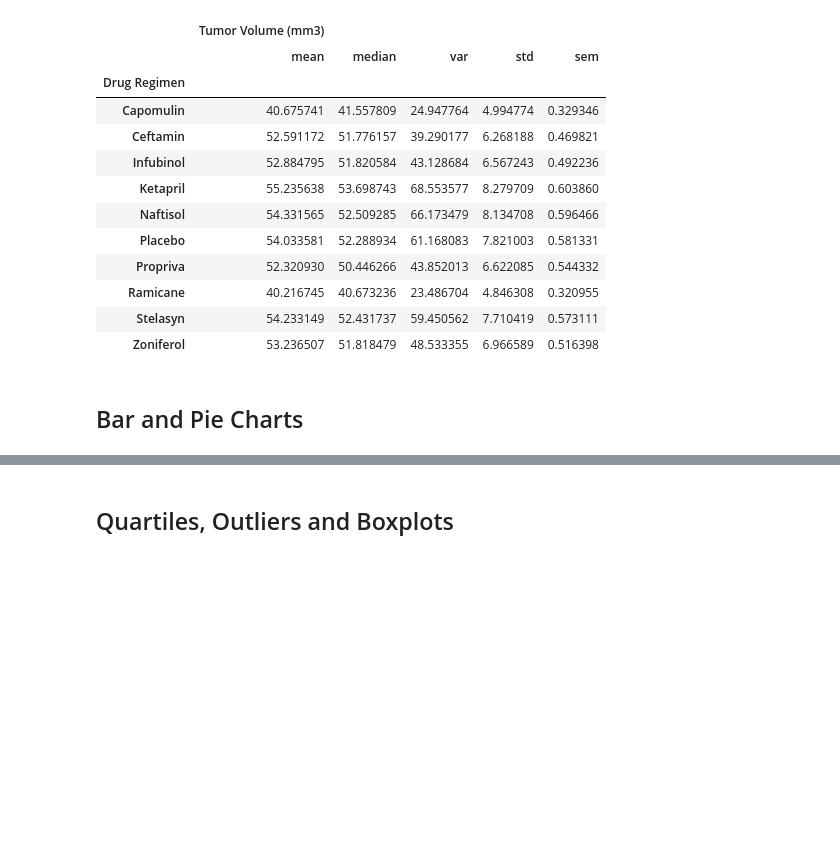
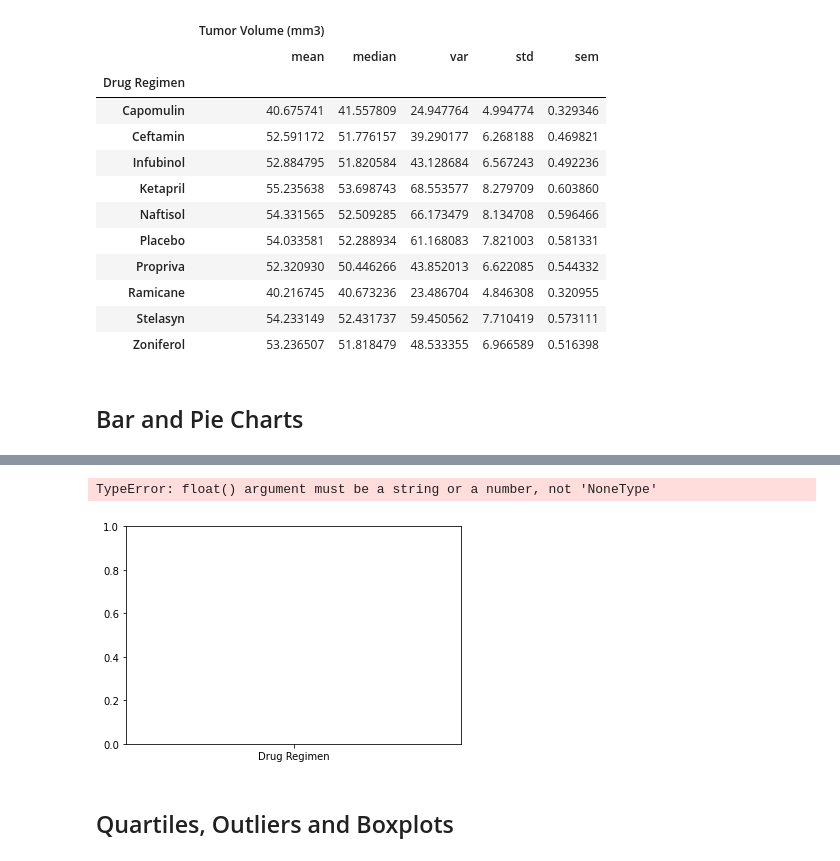
Before and after one commit to LaurenGT/pymaceuticals_analysis, a Jupyter notebook: pymaceuticals_starter.ipynb, the cells around one changed output, grey strips where cells are left out. Saved outputs shown, nothing was run; the diff lists cells and outputs as text; code cells hidden in the pictures; blank space fills up the shorter version.

```diff
--- a/pymaceuticals_starter.ipynb
+++ b/pymaceuticals_starter.ipynb
@@ -181,2 +197,9 @@ agg_regimen_groups
 # %%
-# Generate a bar plot showing the total number of measurements taken on each drug regimen using pandas.
+# Generate a bar plot showing the total number of measurements taken on each drug regimen using pyplot.
+# using variable set in previous cell 'cnt_msmt'
+#generate bar char with pyplot
+
+x-axis =
+# %% [output]
+TypeError: float() argument must be a string or a number, not 'NoneType'
+[figure, added]
```
Also changed, not shown: parts of 2 cells of this notebook.
